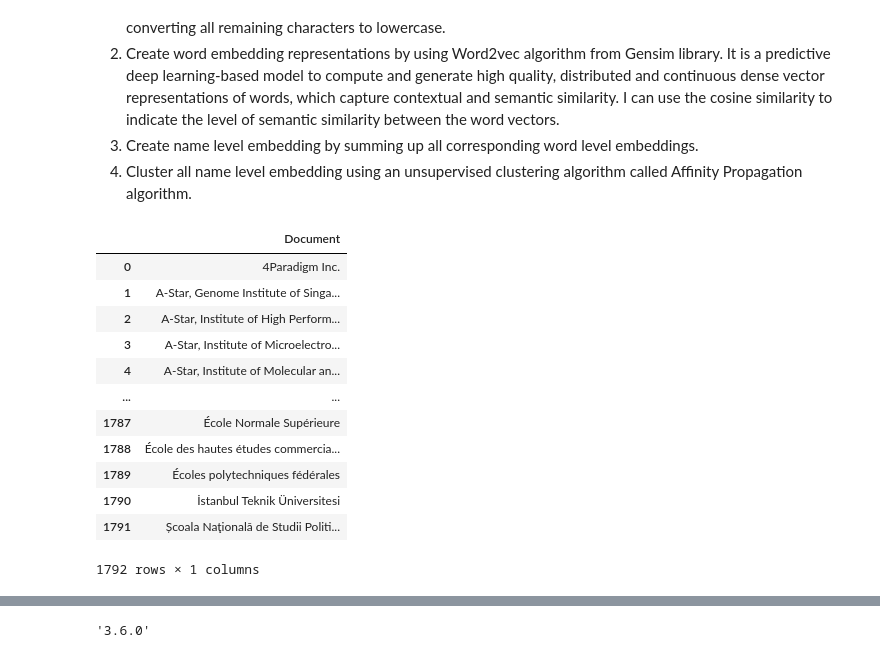
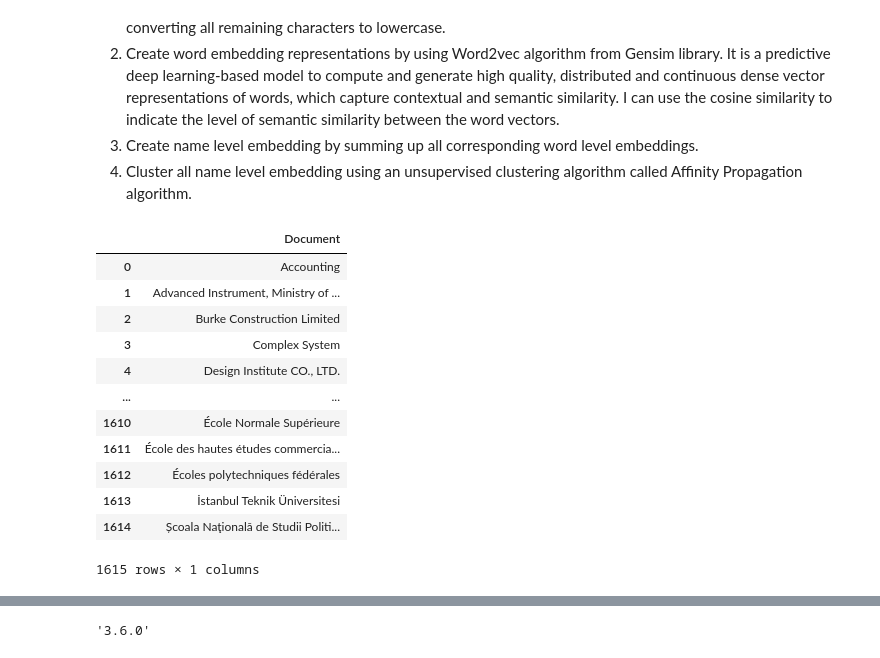
Before and after one commit to teemkwong/MachineLearning, a Jupyter notebook: nlp_work_1_demo.ipynb, the cells around one changed output, grey strips where cells are left out. Saved outputs shown, nothing was run; the diff lists cells and outputs as text; code cells hidden in the pictures.

```diff
--- a/nlp_work_1_demo.ipynb
+++ b/nlp_work_1_demo.ipynb
@@ -13,39 +13,39 @@ https://github.com/dipanjanS/adv_nlp_workshop_odsc_europe22/blob/main/01_Text_Re
 # %%
 import pandas as pd
 import numpy as np
 import matplotlib.pyplot as plt
 
 %matplotlib inline
 
 # visualize embeddings
 from sklearn.manifold import TSNE
 
 pd.options.display.max_colwidth = 200
 
 docs = pd.read_csv('doc_2022.csv')
 corpus = docs['affilname']
 
-split_corpus = corpus.str.split('|')
+split_corpus = corpus.str.split(';')
 np_corpus = split_corpus.to_numpy()
 flatten_corpus = np.hstack(np_corpus)
 flatten_corpus = np.unique(flatten_corpus)
 
 corpus_df = pd.DataFrame({'Document': flatten_corpus})
 corpus_df
 # %% [output]
 |  | Document |
-| 0 | 4Paradigm Inc. |
-| 1 | A-Star, Genome Institute of Singa... |
-| 2 | A-Star, Institute of High Perform... |
-| 3 | A-Star, Institute of Microelectro... |
-| 4 | A-Star, Institute of Molecular an... |
+| 0 | Accounting |
+| 1 | Advanced Instrument, Ministry of ... |
+| 2 | Burke Construction Limited |
+| 3 | Complex System |
+| 4 | Design Institute CO., LTD. |
 | ... | ... |
-| 1787 | École Normale Supérieure |
-| 1788 | École des hautes études commercia... |
-| 1789 | Écoles polytechniques fédérales |
-| 1790 | İstanbul Teknik Üniversitesi |
-| 1791 | Școala Naţională de Studii Politi... |
+| 1610 | École Normale Supérieure |
+| 1611 | École des hautes études commercia... |
+| 1612 | Écoles polytechniques fédérales |
+| 1613 | İstanbul Teknik Üniversitesi |
+| 1614 | Școala Naţională de Studii Politi... |
-1792 rows × 1 columns
+1615 rows × 1 columns
 # %%
 import nltk
 import re
```
Also changed, not shown: parts of 17 cells of this notebook.
